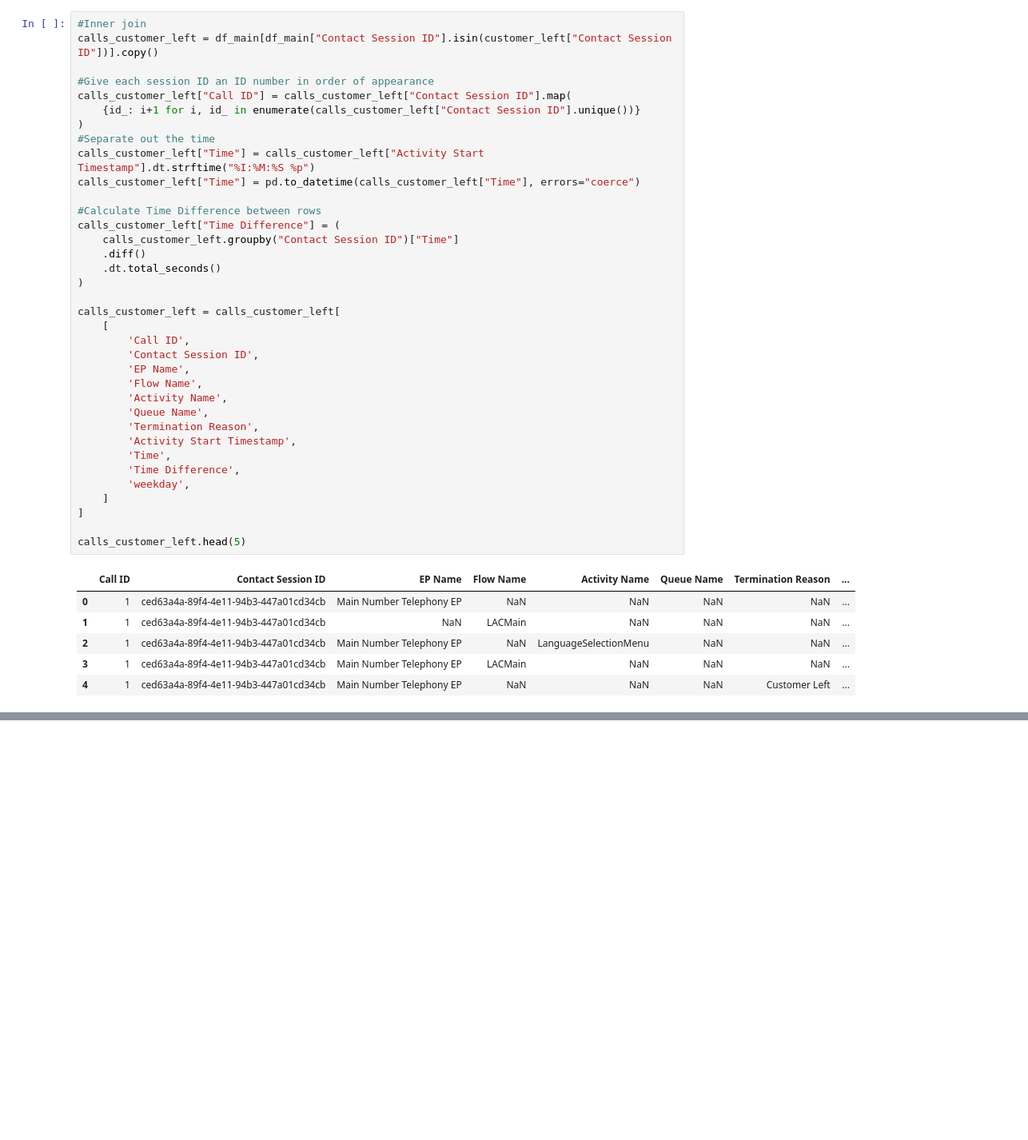
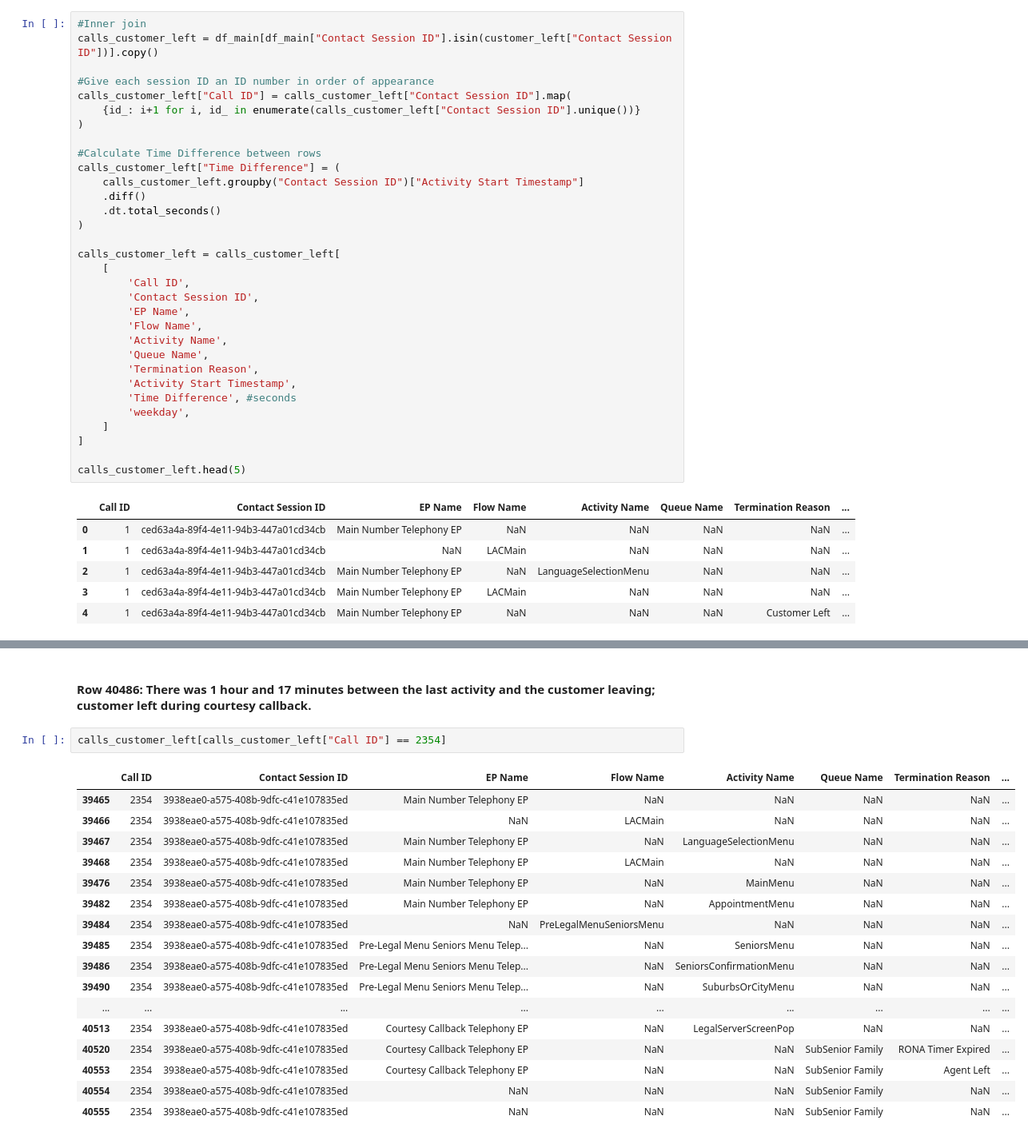
Before and after one commit to arvindkrishna87/STAT390_LegalAid_Fall2025, a Jupyter notebook: Code/Verbiage analysis/Meera Trivedi/Customer Abandonment_Oct20_Meera.ipynb, the cells around one changed output, grey strips where cells are left out. Shown at 80% size. Saved outputs shown, nothing was run; the diff lists cells and outputs as text; blank space fills up the shorter version.

```diff
--- a/Code/Verbiage analysis/Meera Trivedi/Customer Abandonment_Oct20_Meera.ipynb
+++ b/Code/Verbiage analysis/Meera Trivedi/Customer Abandonment_Oct20_Meera.ipynb
@@ -92,13 +94,10 @@ calls_customer_left = df_main[df_main["Contact Session ID"].isin(customer_left["
 calls_customer_left["Call ID"] = calls_customer_left["Contact Session ID"].map(
     {id_: i+1 for i, id_ in enumerate(calls_customer_left["Contact Session ID"].unique())}
 )
-#Separate out the time
-calls_customer_left["Time"] = calls_customer_left["Activity Start Timestamp"].dt.strftime("%I:%M:%S %p")
-calls_customer_left["Time"] = pd.to_datetime(calls_customer_left["Time"], errors="coerce")
 
 #Calculate Time Difference between rows
 calls_customer_left["Time Difference"] = (
-    calls_customer_left.groupby("Contact Session ID")["Time"]
+    calls_customer_left.groupby("Contact Session ID")["Activity Start Timestamp"]
     .diff()
     .dt.total_seconds()
 )
@@ -113,8 +112,7 @@ calls_customer_left = calls_customer_left[
         'Queue Name',
         'Termination Reason',
         'Activity Start Timestamp',
-        'Time',
-        'Time Difference',
+        'Time Difference', #seconds
         'weekday',
     ]
 ]
@@ -129,0 +204,22 @@ calls_customer_left.head(5)
+# %% [markdown]
+#### Row 40486: There was 1 hour and 17 minutes between the last activity and the customer leaving; customer left during courtesy callback.
+# %%
+calls_customer_left[calls_customer_left["Call ID"] == 2354]
+# %% [output]
+|  | Call ID | Contact Session ID | EP Name | Flow Name | Activity Name | Queue Name | Termination Reason | ... |
+| 39465 | 2354 | 3938eae0-a575-408b-9dfc-c41e107835ed | Main Number Telephony EP | NaN | NaN | NaN | NaN | ... |
+| 39466 | 2354 | 3938eae0-a575-408b-9dfc-c41e107835ed | NaN | LACMain | NaN | NaN | NaN | ... |
+| 39467 | 2354 | 3938eae0-a575-408b-9dfc-c41e107835ed | Main Number Telephony EP | NaN | LanguageSelectionMenu | NaN | NaN | ... |
+| 39468 | 2354 | 3938eae0-a575-408b-9dfc-c41e107835ed | Main Number Telephony EP | LACMain | NaN | NaN | NaN | ... |
+| 39476 | 2354 | 3938eae0-a575-408b-9dfc-c41e107835ed | Main Number Telephony EP | NaN | MainMenu | NaN | NaN | ... |
+| 39482 | 2354 | 3938eae0-a575-408b-9dfc-c41e107835ed | Main Number Telephony EP | NaN | AppointmentMenu | NaN | NaN | ... |
+| 39484 | 2354 | 3938eae0-a575-408b-9dfc-c41e107835ed | NaN | PreLegalMenuSeniorsMenu | NaN | NaN | NaN | ... |
+| 39485 | 2354 | 3938eae0-a575-408b-9dfc-c41e107835ed | Pre-Legal Menu Seniors Menu Telep... | NaN | SeniorsMenu | NaN | NaN | ... |
+| 39486 | 2354 | 3938eae0-a575-408b-9dfc-c41e107835ed | Pre-Legal Menu Seniors Menu Telep... | NaN | SeniorsConfirmationMenu | NaN | NaN | ... |
+| 39490 | 2354 | 3938eae0-a575-408b-9dfc-c41e107835ed | Pre-Legal Menu Seniors Menu Telep... | NaN | SuburbsOrCityMenu | NaN | NaN | ... |
+| ... | ... | ... | ... | ... | ... | ... | ... | ... |
+| 40513 | 2354 | 3938eae0-a575-408b-9dfc-c41e107835ed | Courtesy Callback Telephony EP | NaN | LegalServerScreenPop | NaN | NaN | ... |
+| 40520 | 2354 | 3938eae0-a575-408b-9dfc-c41e107835ed | Courtesy Callback Telephony EP | NaN | NaN | SubSenior Family | RONA Timer Expired | ... |
+| 40553 | 2354 | 3938eae0-a575-408b-9dfc-c41e107835ed | Courtesy Callback Telephony EP | NaN | NaN | SubSenior Family | Agent Left | ... |
+| 40554 | 2354 | 3938eae0-a575-408b-9dfc-c41e107835ed | NaN | NaN | NaN | SubSenior Family | NaN | ... |
+| 40555 | 2354 | 3938eae0-a575-408b-9dfc-c41e107835ed | NaN | NaN | NaN | SubSenior Family | NaN | ... |
```
Also changed, not shown: parts of 24 cells of this notebook.
